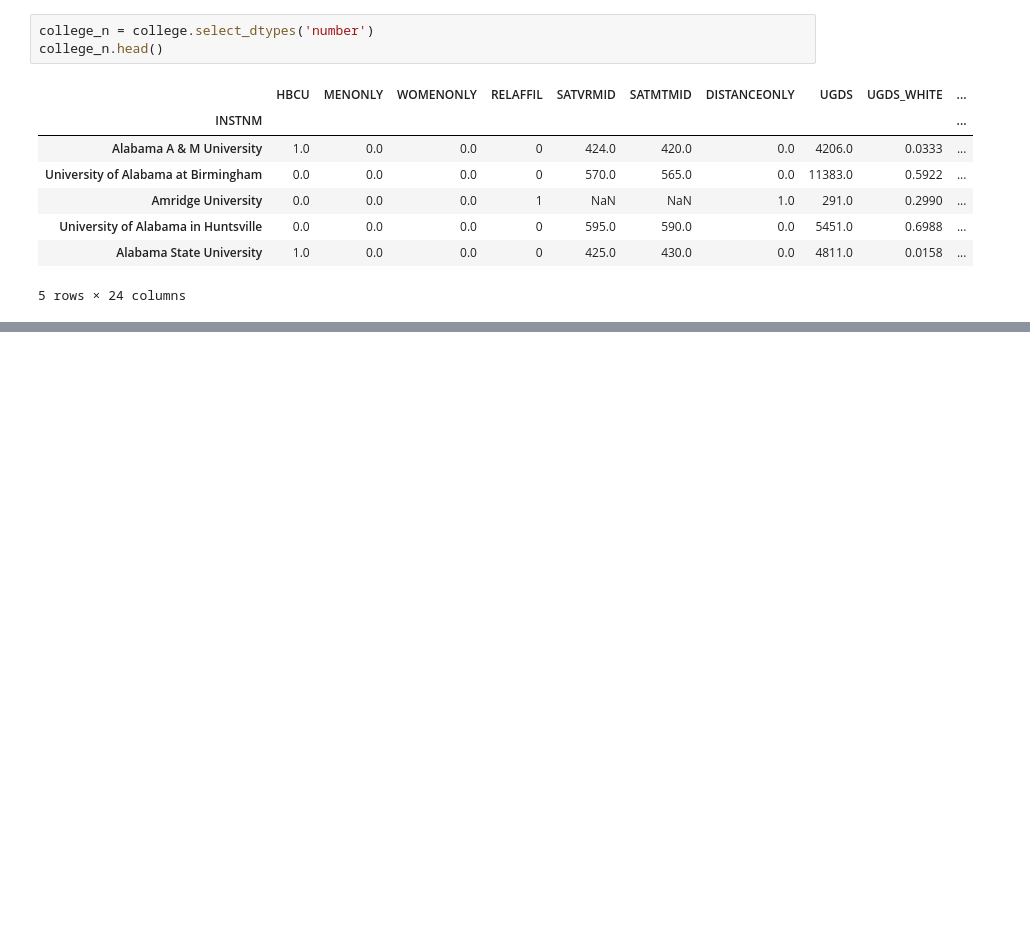
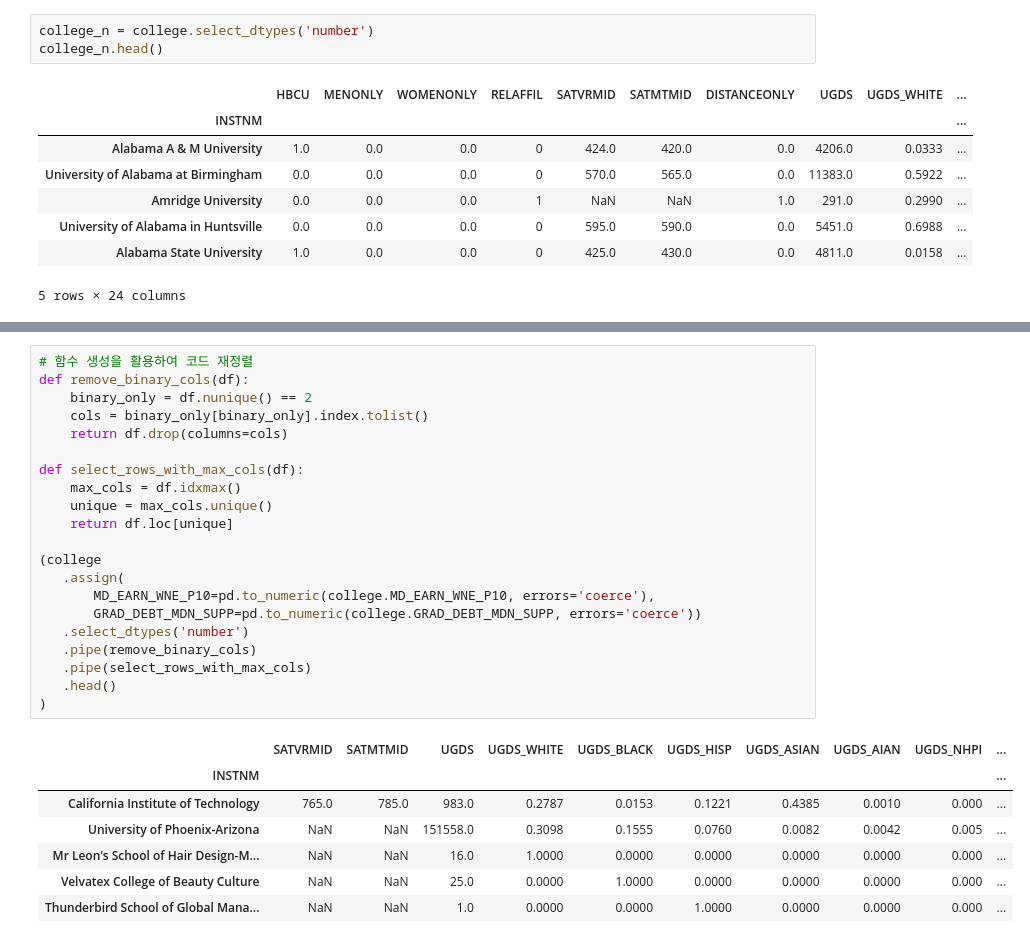
Before and after one commit to minstrel1149/pandas_practice-cookbook1, a Jupyter notebook: Pd_cookbook_1_chapter8.ipynb, the cells around one changed output, grey strips where cells are left out. Cells and saved outputs as stored; diff of their text form; blank space fills up the shorter version.

```diff
--- a/Pd_cookbook_1_chapter8.ipynb
+++ b/Pd_cookbook_1_chapter8.ipynb
@@ -176,0 +207,29 @@ college_n.head()
+# %%
+# 함수 생성을 활용하여 코드 재정렬
+def remove_binary_cols(df):
+    binary_only = df.nunique() == 2
+    cols = binary_only[binary_only].index.tolist()
+    return df.drop(columns=cols)
+
+def select_rows_with_max_cols(df):
+    max_cols = df.idxmax()
+    unique = max_cols.unique()
+    return df.loc[unique]
+
+(college
+   .assign(
+       MD_EARN_WNE_P10=pd.to_numeric(college.MD_EARN_WNE_P10, errors='coerce'),
+       GRAD_DEBT_MDN_SUPP=pd.to_numeric(college.GRAD_DEBT_MDN_SUPP, errors='coerce'))
+   .select_dtypes('number')
+   .pipe(remove_binary_cols)
+   .pipe(select_rows_with_max_cols)
+   .head()
+)
+# %% [output]
+|  | SATVRMID | SATMTMID | UGDS | UGDS_WHITE | UGDS_BLACK | UGDS_HISP | UGDS_ASIAN | UGDS_AIAN | UGDS_NHPI | ... |
+| INSTNM |  |  |  |  |  |  |  |  |  | ... |
+| California Institute of Technology | 765.0 | 785.0 | 983.0 | 0.2787 | 0.0153 | 0.1221 | 0.4385 | 0.0010 | 0.000 | ... |
+| University of Phoenix-Arizona | NaN | NaN | 151558.0 | 0.3098 | 0.1555 | 0.0760 | 0.0082 | 0.0042 | 0.005 | ... |
+| Mr Leon's School of Hair Design-M... | NaN | NaN | 16.0 | 1.0000 | 0.0000 | 0.0000 | 0.0000 | 0.0000 | 0.000 | ... |
+| Velvatex College of Beauty Culture | NaN | NaN | 25.0 | 0.0000 | 1.0000 | 0.0000 | 0.0000 | 0.0000 | 0.000 | ... |
+| Thunderbird School of Global Mana... | NaN | NaN | 1.0 | 0.0000 | 0.0000 | 1.0000 | 0.0000 | 0.0000 | 0.000 | ... |
```
Also changed, not shown: parts of 8 cells of this notebook, 1 other file.
